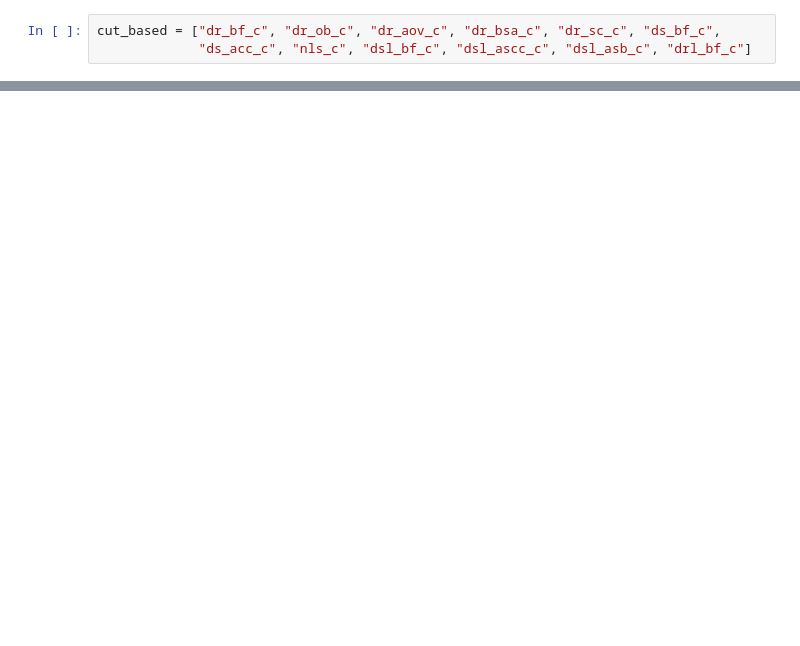
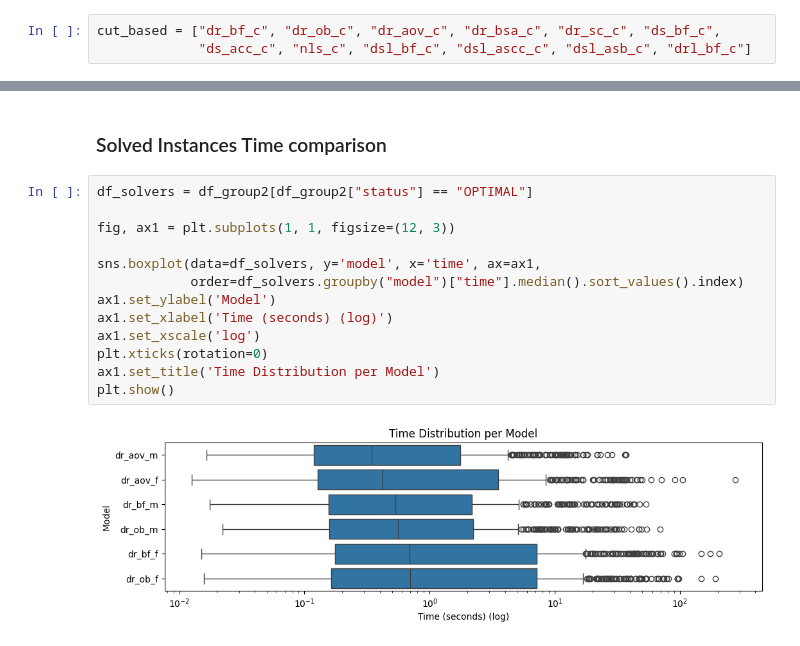
Before and after one commit to nacho692/mrsa, a Jupyter notebook: experimentation/experimentation.ipynb, the cells around one changed output, grey strips where cells are left out. Cells and saved outputs as stored; diff of their text form; blank space fills up the shorter version.

```diff
--- a/experimentation/experimentation.ipynb
+++ b/experimentation/experimentation.ipynb
@@ -375,0 +509,17 @@ plt.show()
+# %% [markdown]
+### Solved Instances Time comparison
+# %%
+df_solvers = df_group2[df_group2["status"] == "OPTIMAL"]
+
+fig, ax1 = plt.subplots(1, 1, figsize=(12, 3))
+
+sns.boxplot(data=df_solvers, y='model', x='time', ax=ax1,
+            order=df_solvers.groupby("model")["time"].median().sort_values().index)
+ax1.set_ylabel('Model')
+ax1.set_xlabel('Time (seconds) (log)')
+ax1.set_xscale('log')
+plt.xticks(rotation=0)
+ax1.set_title('Time Distribution per Model')
+plt.show()
+# %% [output]
+[figure, added]
```
Also changed, not shown: parts of 51 cells of this notebook.
